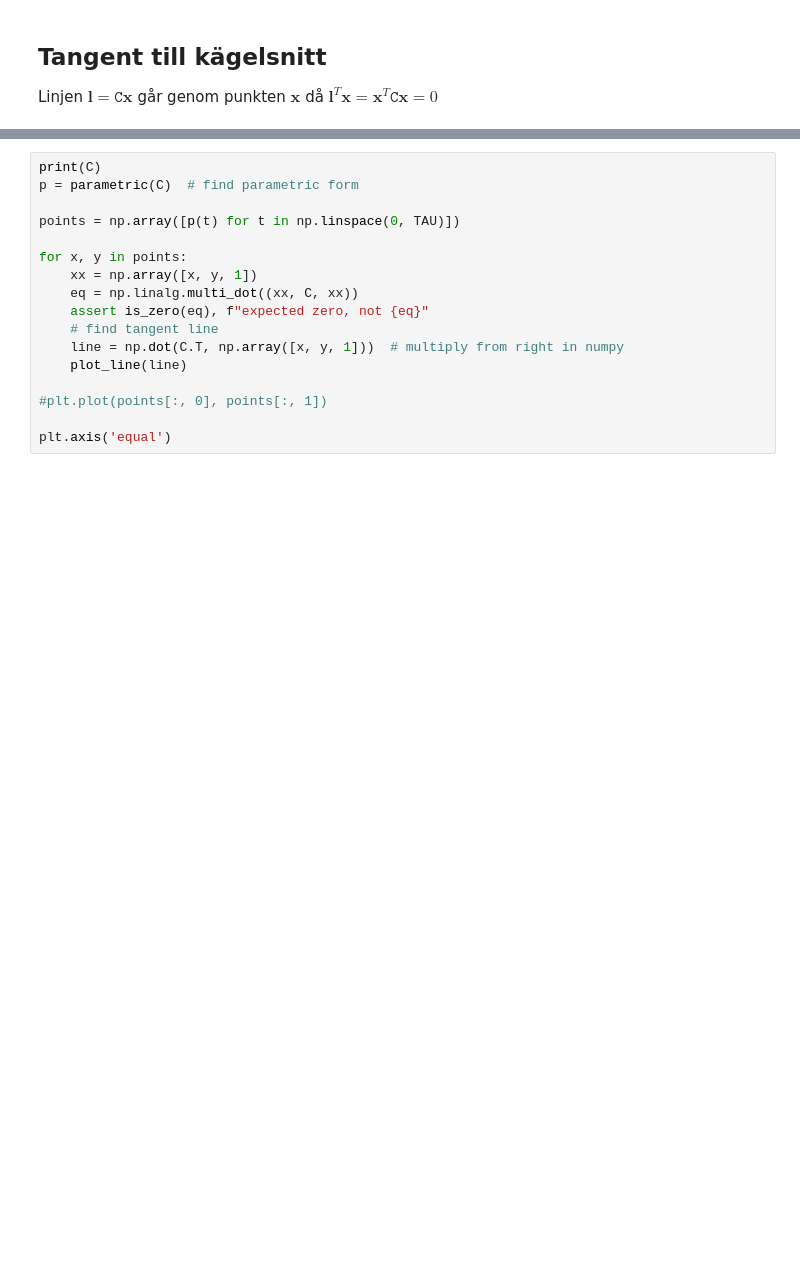
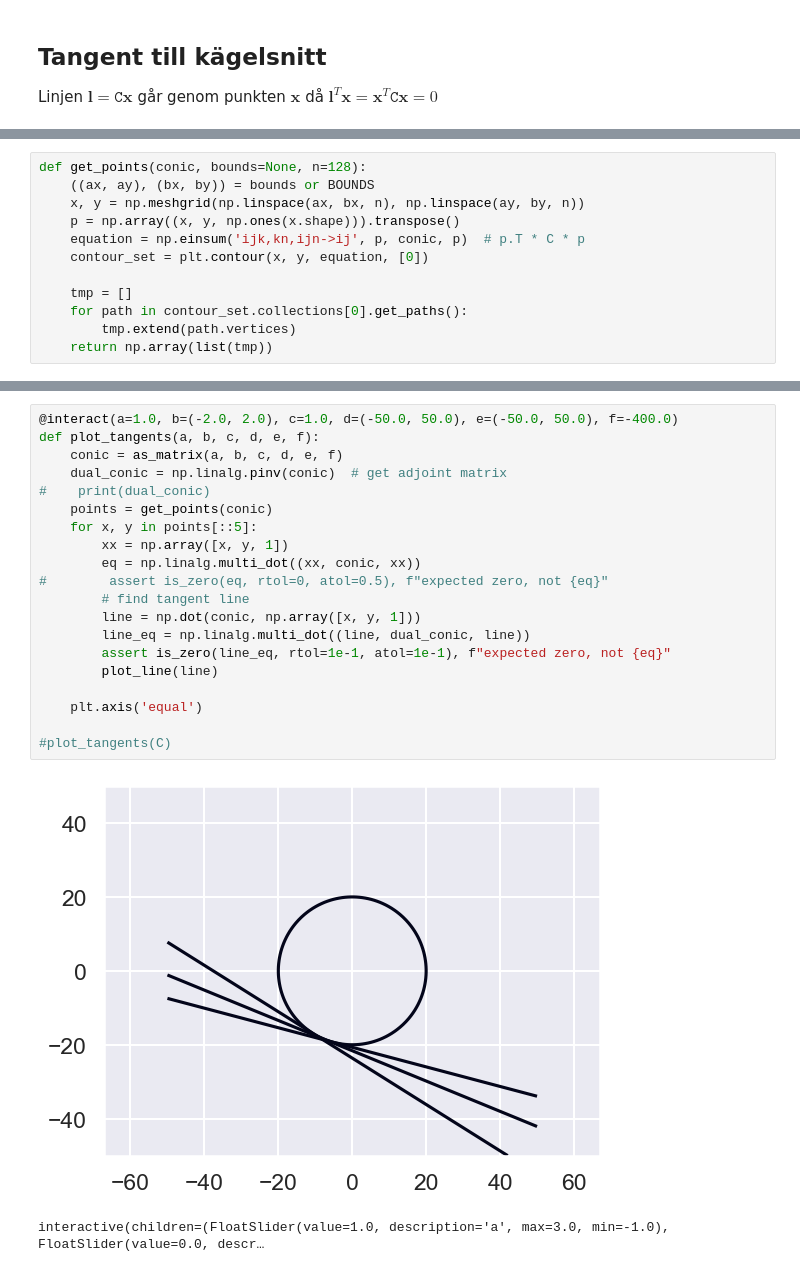
Before and after one commit to rasmusgo/multiple-view-geometry, a Jupyter notebook: chapter2.ipynb, the cells around one changed output, grey strips where cells are left out. Cells and saved outputs as stored; diff of their text form; blank space fills up the shorter version.

```diff
--- a/chapter2.ipynb
+++ b/chapter2.ipynb
@@ -172 +193,13 @@ assert (conic(*to_polynomial(C)) == C).all()  # roundtrip
+# %%
+def get_points(conic, bounds=None, n=128):
+    ((ax, ay), (bx, by)) = bounds or BOUNDS
+    x, y = np.meshgrid(np.linspace(ax, bx, n), np.linspace(ay, by, n))
+    p = np.array((x, y, np.ones(x.shape))).transpose()
+    equation = np.einsum('ijk,kn,ijn->ij', p, conic, p)  # p.T * C * p
+    contour_set = plt.contour(x, y, equation, [0])
+
+    tmp = []
+    for path in contour_set.collections[0].get_paths():
+        tmp.extend(path.vertices)
+    return np.array(list(tmp))
 # %%
@@ -211,17 +208,23 @@ plt.plot(*p(alpha))
 # %%
-print(C)
-p = parametric(C)  # find parametric form
+@interact(a=1.0, b=(-2.0, 2.0), c=1.0, d=(-50.0, 50.0), e=(-50.0, 50.0), f=-400.0)
+def plot_tangents(a, b, c, d, e, f):
+    conic = as_matrix(a, b, c, d, e, f)
+    dual_conic = np.linalg.pinv(conic)  # get adjoint matrix
+#    print(dual_conic)
+    points = get_points(conic)
+    for x, y in points[::5]:
+        xx = np.array([x, y, 1])
+        eq = np.linalg.multi_dot((xx, conic, xx))
+#        assert is_zero(eq, rtol=0, atol=0.5), f"expected zero, not {eq}"
+        # find tangent line
+        line = np.dot(conic, np.array([x, y, 1]))
+        line_eq = np.linalg.multi_dot((line, dual_conic, line))
+        assert is_zero(line_eq, rtol=1e-1, atol=1e-1), f"expected zero, not {eq}"
+        plot_line(line)
 
-points = np.array([p(t) for t in np.linspace(0, TAU)])
+    plt.axis('equal')
 
-for x, y in points:
-    xx = np.array([x, y, 1])
-    eq = np.linalg.multi_dot((xx, C, xx))
-    assert is_zero(eq), f"expected zero, not {eq}"
-    # find tangent line
-    line = np.dot(C.T, np.array([x, y, 1]))  # multiply from right in numpy
-    plot_line(line)
-
-#plt.plot(points[:, 0], points[:, 1])
-
-plt.axis('equal')
+#plot_tangents(C)
+# %% [output]
+[figure, added]
+interactive(children=(FloatSlider(value=1.0, description='a', max=3.0, min=-1.0), FloatSlider(value=0.0, descr…
```
Also changed, not shown: parts of 14 cells of this notebook.
